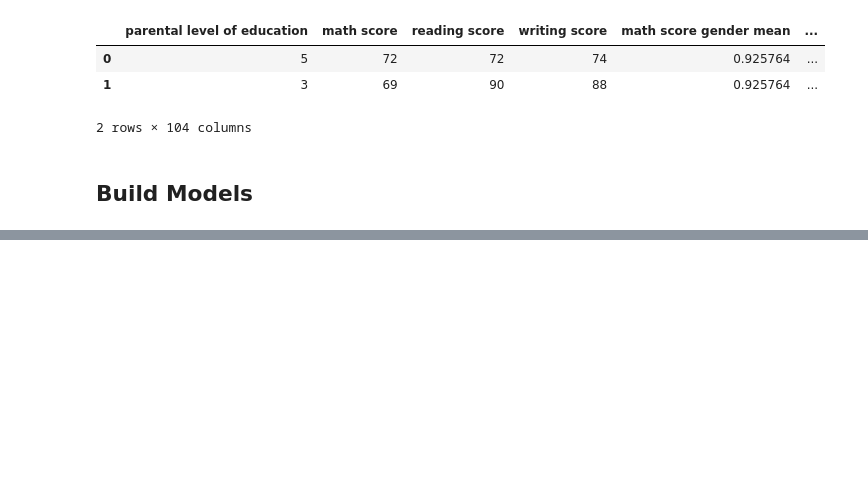
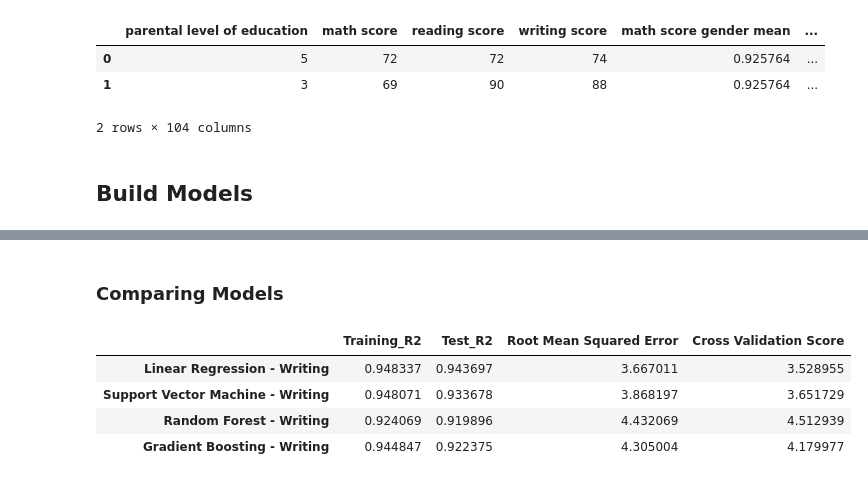
Before and after one commit to albert-ntiri/student_performance, a Jupyter notebook: Student_Performance_Models.ipynb, the cells around one changed output, grey strips where cells are left out. Cells and saved outputs as stored; diff of their text form; code cells hidden in the pictures; blank space fills up the shorter version.

Commit message:
Tried different models.

```diff
--- a/Student_Performance_Models.ipynb
+++ b/Student_Performance_Models.ipynb
@@ -429 +394,3 @@ math score gender min                           -6.229070e+13
 Length: 100, dtype: float64
+# %% [markdown]
+### Comparing Models
@@ -429,0 +413,8 @@ Length: 100, dtype: float64
+# %%
+model_compare
+# %% [output]
+|  | Training_R2 | Test_R2 | Root Mean Squared Error | Cross Validation Score |
+| Linear Regression - Writing | 0.948337 | 0.943697 | 3.667011 | 3.528955 |
+| Support Vector Machine - Writing | 0.948071 | 0.933678 | 3.868197 | 3.651729 |
+| Random Forest - Writing | 0.924069 | 0.919896 | 4.432069 | 4.512939 |
+| Gradient Boosting - Writing | 0.944847 | 0.922375 | 4.305004 | 4.179977 |
```
Also changed, not shown: parts of 15 cells of this notebook.
